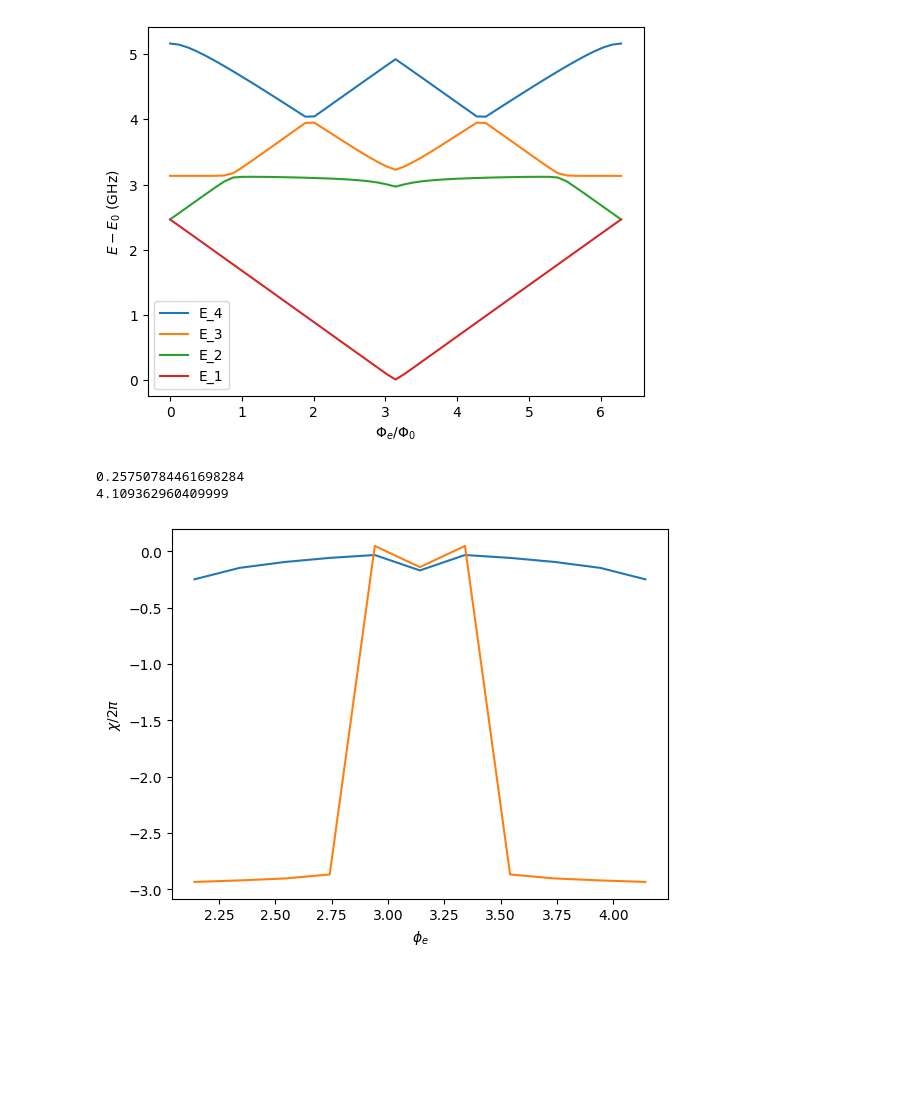
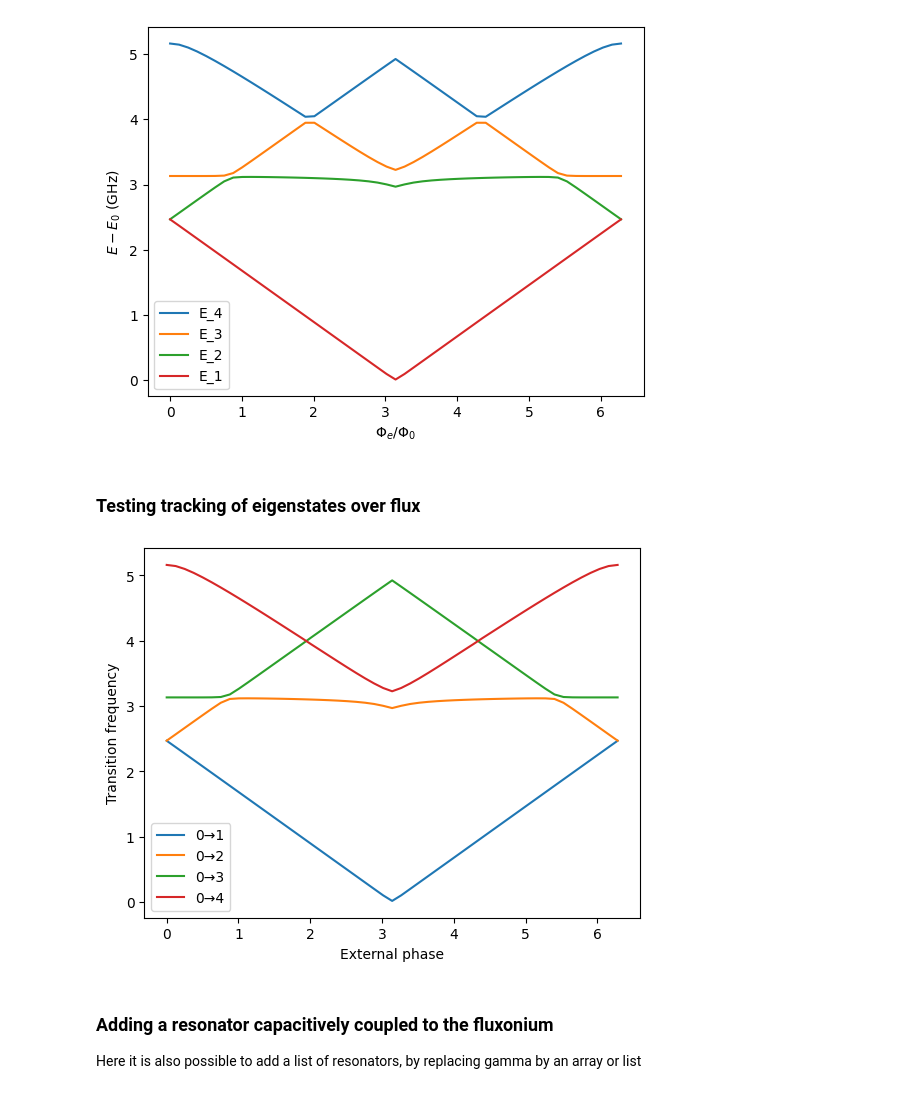
Before and after one commit to tyrasamenius/fluxonium_readout, a Jupyter notebook: Fluxonium_notebook.ipynb, the cells around one changed output. Drawn from its saved outputs; the diff is of its cells as text; code cells hidden in the pictures; blank space fills up the shorter version.

Commit message:
reorganized notebook and labeled all cells

```diff
--- a/Fluxonium_notebook.ipynb
+++ b/Fluxonium_notebook.ipynb
@@ -33,11 +39,54 @@ plt.legend()
 # %% [output]
 <matplotlib.legend.Legend at 0x...>
 [figure]
+# %% [markdown]
+### Testing tracking of eigenstates over flux
+# %%
+h1 = flux1.get_h_bare(ext_phase[0])
+evals_prev, evecs_prev = h1.eigenstates()
+
+tracked_energies = np.zeros((N_flux, N_en_levels))
+tracked_energies[0] = evals_prev[:5]
+
+for i in range(1, N_flux):
+
+    h = flux1.get_h_bare(ext_phase[i])
+    evals, evecs = h.eigenstates()
+
+    state_indices = flux1.identify_state_index(
+        evecs_prev[:5],
+        evecs[:5]
+    )
+
+    tracked_energies[i] = evals[state_indices]
+
+    evecs_prev = [evecs[idx] for idx in state_indices]
+# %%
+plt.figure()
+
+for excited in range(1, N_en_levels):
+    transition_freq = tracked_energies[:, excited] - tracked_energies[:, 0]
+
+    plt.plot(
+        ext_phase,
+        transition_freq,
+        label=f"0→{excited}"
+    )
+
+plt.xlabel("External phase")
+plt.ylabel("Transition frequency")
+plt.legend()
+plt.show()
+# %% [output]
+[figure, added]
+# %% [markdown]
+### Adding a resonator capacitively coupled to the fluxonium
+Here it is also possible to add a list of resonators, by replacing gamma by an array or list
 # %%
 resonator_list = []
 cap_mat_list = []
 
-gammas = np.linspace(0.5, 1.5, 5)
+#gammas = np.linspace(0.5, 1.5, 5)
 gammas = [1]
 Cr = 300 #fF
 Lr = 5 #nH
@@ -46,10 +95,10 @@ fock_dim = 6
 Cg = 10 # fF
 
 N_flux = 11
-ext_phase = np.linspace(np.pi - 1, np.pi + 1, N_flux)
+ext_phase = np.linspace(np.pi - 0.25, np.pi + 0.25, N_flux)
 
 for gamma in gammas:
-    res = Resonator(Cr, Lr, fock_dim)
+    res = Resonator(Lr, Cr, fock_dim)
     resonator_list.append(res)
 
     cap_mat = np.matrix([
@@ -65,22 +114,3 @@ for gamma in gammas:
 flux1.add_resonator_coupling(resonator_list, cap_mat_list)
 
 res1 = resonator_list[0]
-
-g = flux1.res_coupling_strengths[0]
-fr = res1.get_freq()
-nr_zpf = res1.get_n_zpf()
-print(nr_zpf)
-print(fr)
-
-phi_e = 0
-H = flux1.get_h_effs(0)
-eigenergies, eigstates = H[0].eigenstates()
-n_op = flux1.get_charge_op()
-
-chis_sw = flux1.find_chi_over_flux_SW(0, 7, ext_phase)
-
-chis_full = flux1.find_chi_full(0, ext_phase)
-# %% [output]
-0.25750784461698284
-4.109362960409999
-[figure, removed]
```
Also changed, not shown: parts of 8 cells of this notebook.
